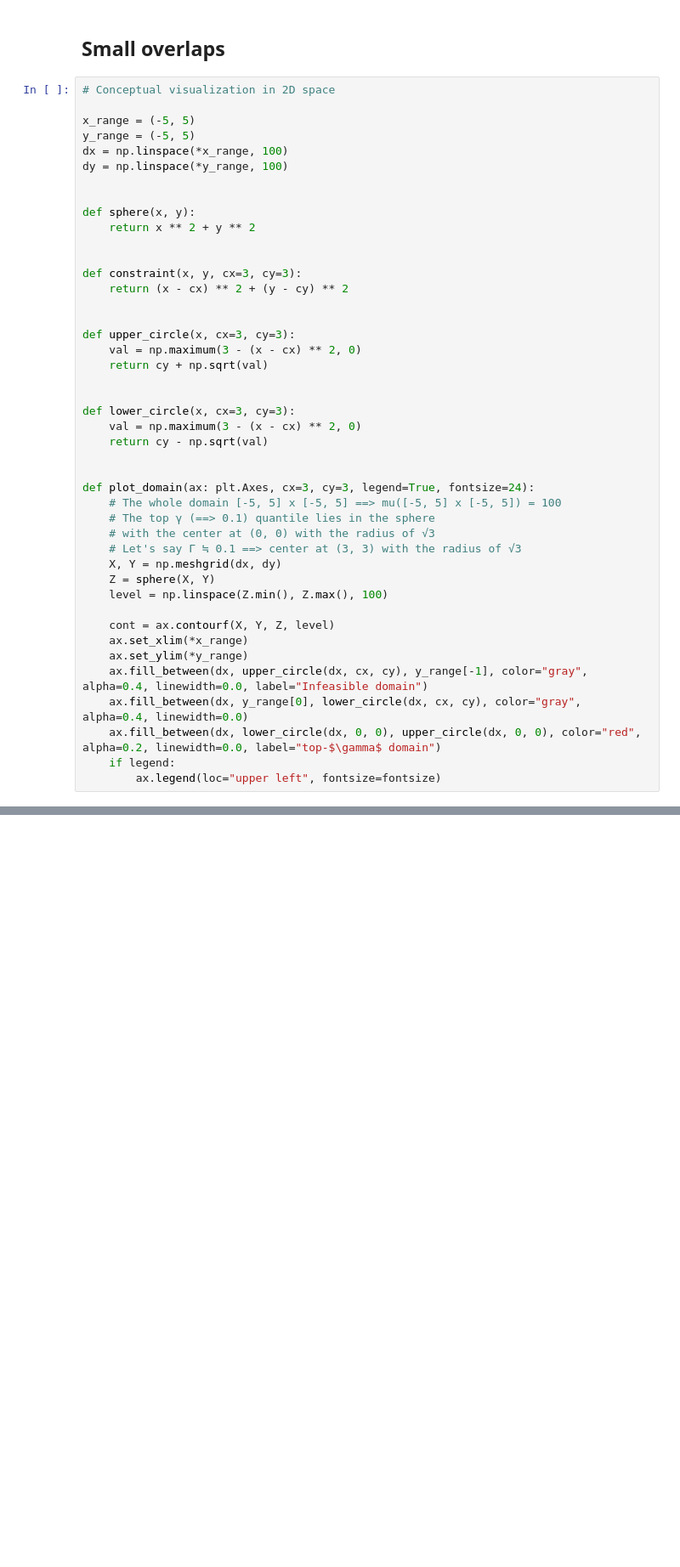
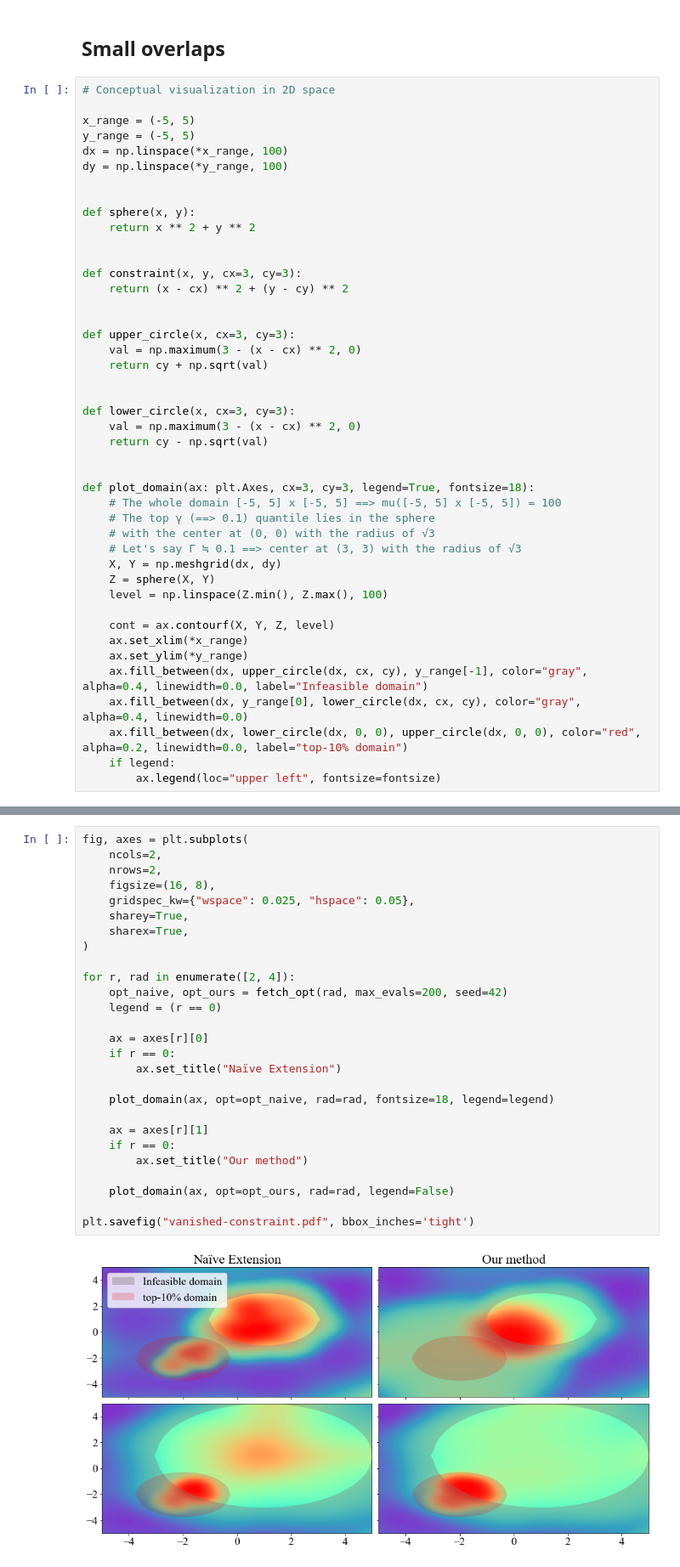
Before and after one commit to nabenabe0928/constrained-tpe, a Jupyter notebook: conceptual-figures.ipynb, the cells around one changed output, grey strips where cells are left out. Shown: that part at 85% size. Cells and saved outputs as stored; diff of their text form; blank space fills up the shorter version.

Commit message:
[doc] Add the viz for the vanished constraint

```diff
--- a/conceptual-figures.ipynb
+++ b/conceptual-figures.ipynb
@@ -34,7 +35,7 @@ def lower_circle(x, cx=3, cy=3):
     return cy - np.sqrt(val)
 
 
-def plot_domain(ax: plt.Axes, cx=3, cy=3, legend=True, fontsize=24):
+def plot_domain(ax: plt.Axes, cx=3, cy=3, legend=True, fontsize=18):
     # The whole domain [-5, 5] x [-5, 5] ==> mu([-5, 5] x [-5, 5]) = 100
     # The top γ (==> 0.1) quantile lies in the sphere
     # with the center at (0, 0) with the radius of √3
@@ -48,7 +49,7 @@ def plot_domain(ax: plt.Axes, cx=3, cy=3, legend=True, fontsize=24):
     ax.set_ylim(*y_range)
     ax.fill_between(dx, upper_circle(dx, cx, cy), y_range[-1], color="gray", alpha=0.4, linewidth=0.0, label="Infeasible domain")
     ax.fill_between(dx, y_range[0], lower_circle(dx, cx, cy), color="gray", alpha=0.4, linewidth=0.0)
-    ax.fill_between(dx, lower_circle(dx, 0, 0), upper_circle(dx, 0, 0), color="red", alpha=0.2, linewidth=0.0, label="top-$\gamma$ domain")
+    ax.fill_between(dx, lower_circle(dx, 0, 0), upper_circle(dx, 0, 0), color="red", alpha=0.2, linewidth=0.0, label="top-10% domain")
     if legend:
         ax.legend(loc="upper left", fontsize=fontsize)
 # %%
@@ -125,0 +226,29 @@ plt.savefig("small-overlap.pdf", bbox_inches='tight')
+# %%
+fig, axes = plt.subplots(
+    ncols=2,
+    nrows=2,
+    figsize=(16, 8),
+    gridspec_kw={"wspace": 0.025, "hspace": 0.05},
+    sharey=True,
+    sharex=True,
+)
+
+for r, rad in enumerate([2, 4]):
+    opt_naive, opt_ours = fetch_opt(rad, max_evals=200, seed=42)
+    legend = (r == 0)
+
+    ax = axes[r][0]
+    if r == 0:
+        ax.set_title("Naïve Extension")
+
+    plot_domain(ax, opt=opt_naive, rad=rad, fontsize=18, legend=legend)
+
+    ax = axes[r][1]
+    if r == 0:
+        ax.set_title("Our method")
+
+    plot_domain(ax, opt=opt_ours, rad=rad, legend=False)
+
+plt.savefig("vanished-constraint.pdf", bbox_inches='tight')
+# %% [output]
+[figure, added]
```
Also changed, not shown: parts of 5 cells of this notebook.
